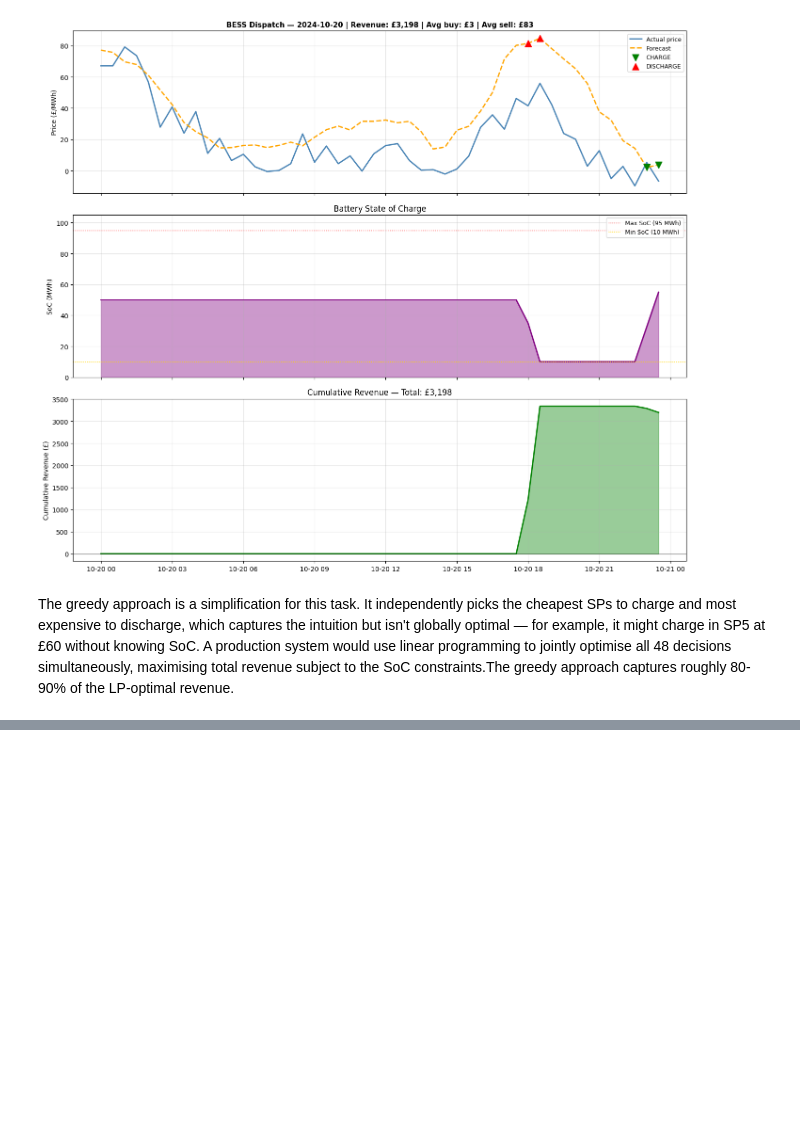
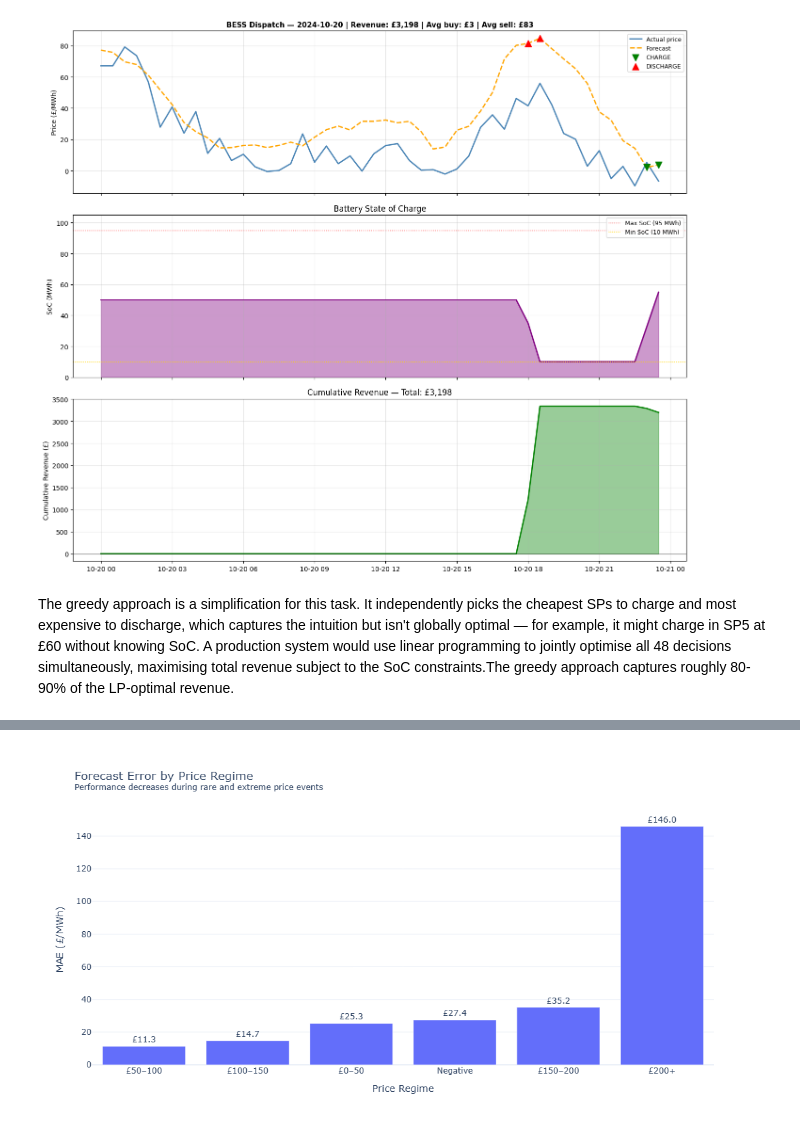
Before and after one commit to Saptaparnineogi/BESSPriceForecasting, a Jupyter notebook: notebooks/BESSPriceForecast.ipynb, the cells around one changed output, grey strips where cells are left out. Drawn from its saved outputs; the diff is of its cells as text; code cells hidden in the pictures; blank space fills up the shorter version.

```diff
--- a/notebooks/BESSPriceForecast.ipynb
+++ b/notebooks/BESSPriceForecast.ipynb
@@ -869,0 +966,40 @@ The greedy approach is a simplification for this task. It independently picks th
+# %%
+# --------------------------------------------------
+# 3. Error by Price Regime
+# --------------------------------------------------
+
+regime_error = pd.DataFrame({
+    "Price Range": ["£50–100", "£100–150", "£0–50", "Negative", "£150–200", "£200+"],
+    "MAE": [11.26, 14.66, 25.27, 27.39, 35.20, 145.97],
+    "Share of Test Set (%)": [63.0, 22.0, 11.0, 2.0, 0.8, 0.7]
+})
+
+fig = px.bar(
+    regime_error,
+    x="Price Range",
+    y="MAE",
+    text="MAE",
+    labels={
+        "MAE": "MAE (£/MWh)",
+        "Price Range": "Price Regime"
+    },
+    title="Forecast Error by Price Regime<br><sup>Performance decreases during rare and extreme price events</sup>"
+)
+
+fig.update_traces(
+    texttemplate="£%{text:.1f}",
+    textposition="outside"
+)
+
+fig.update_layout(
+    template="plotly_white",
+    width=900,
+    height=550,
+    yaxis_title="MAE (£/MWh)"
+)
+
+fig.write_html("figures/error_by_price_regime.html")
+fig.write_image("figures/error_by_price_regime.png", scale=3)
+fig.show()
+# %% [output]
+[figure, added]
```
Also changed, not shown: parts of 6 cells of this notebook.
